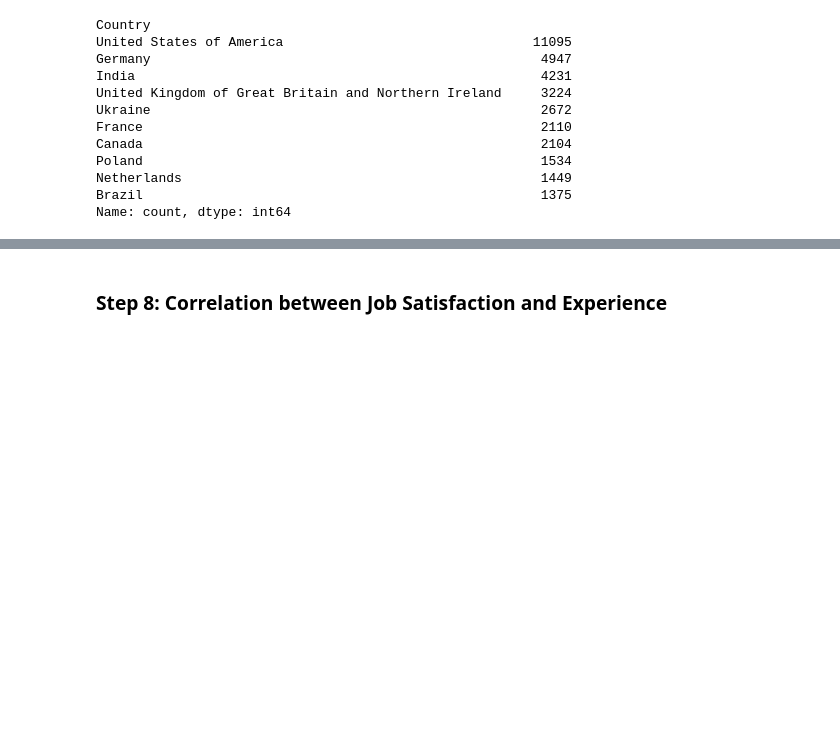
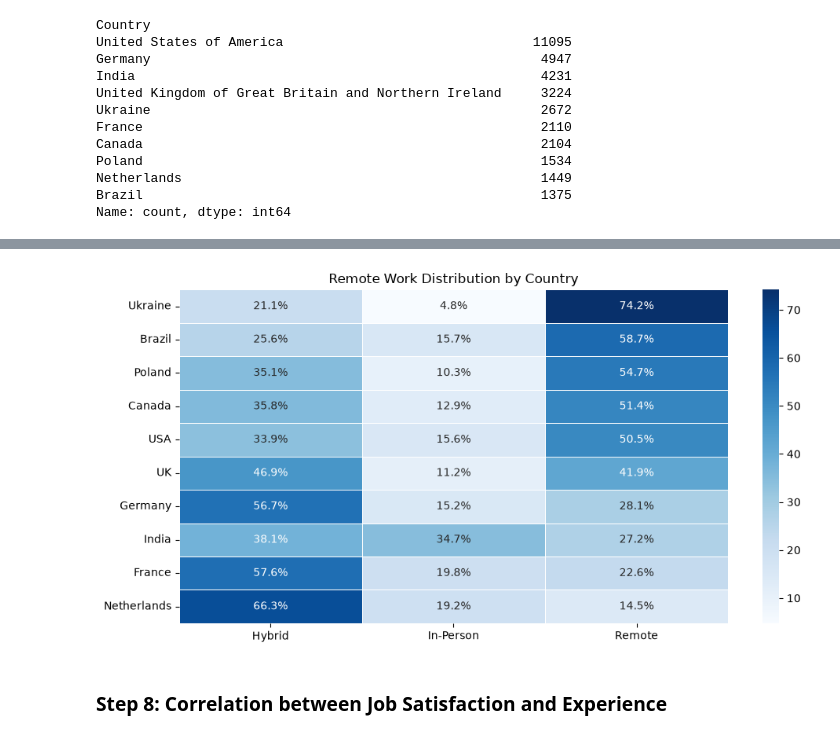
Before and after one commit to lgaoandy/npower-data-analytics-labs, a Jupyter notebook: IBM_Data_Analyst_Professional/C9/Lab13_Finding_How_The_Data_Is_Distributed.ipynb, the cells around one changed output, grey strips where cells are left out. Cells and saved outputs as stored; diff of their text form; code cells hidden in the pictures; blank space fills up the shorter version.

```diff
--- a/IBM_Data_Analyst_Professional/C9/Lab13_Finding_How_The_Data_Is_Distributed.ipynb
+++ b/IBM_Data_Analyst_Professional/C9/Lab13_Finding_How_The_Data_Is_Distributed.ipynb
@@ -452,0 +506,29 @@ plt.show()
+# %%
+# Sort by remote percentage
+df_top10_remote_pct = df_top10_remote_pct.sort_values(
+    by="Remote",
+    ascending=False
+)
+
+plt.figure(figsize=(10, 5))
+
+sns.heatmap(
+    data=df_top10_remote_pct,
+    annot=True,
+    fmt=",.1f",
+    cmap="Blues",
+    linewidths=0.5,
+    linecolor="white"
+)
+
+ax = plt.gca()
+for text in ax.texts:
+    text.set_text(text.get_text() + "%")
+
+plt.title("Remote Work Distribution by Country")
+plt.xlabel("")
+plt.ylabel("")
+plt.tight_layout()
+plt.show()
+# %% [output]
+[figure, added]
```
Also changed, not shown: parts of 4 cells of this notebook.
